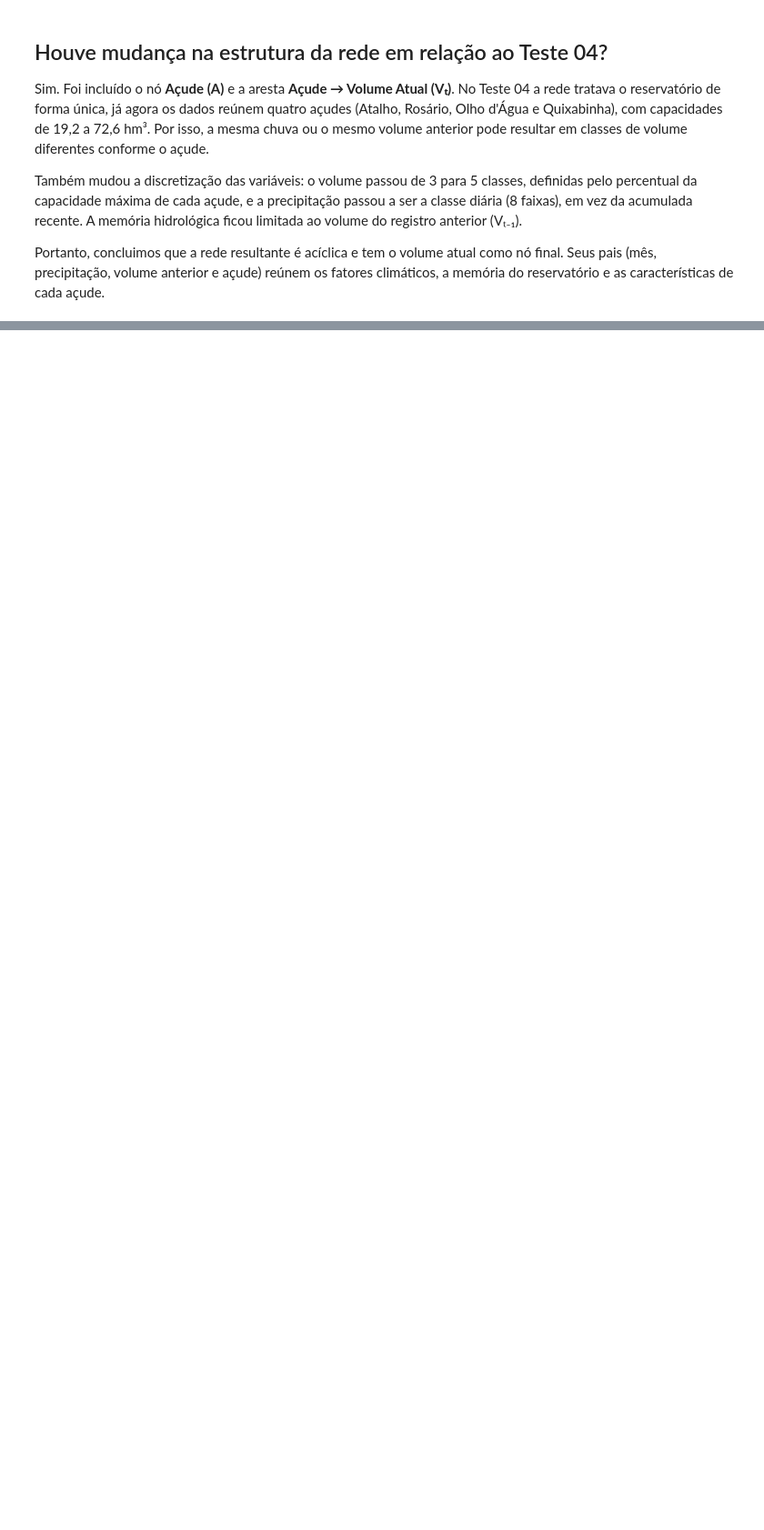
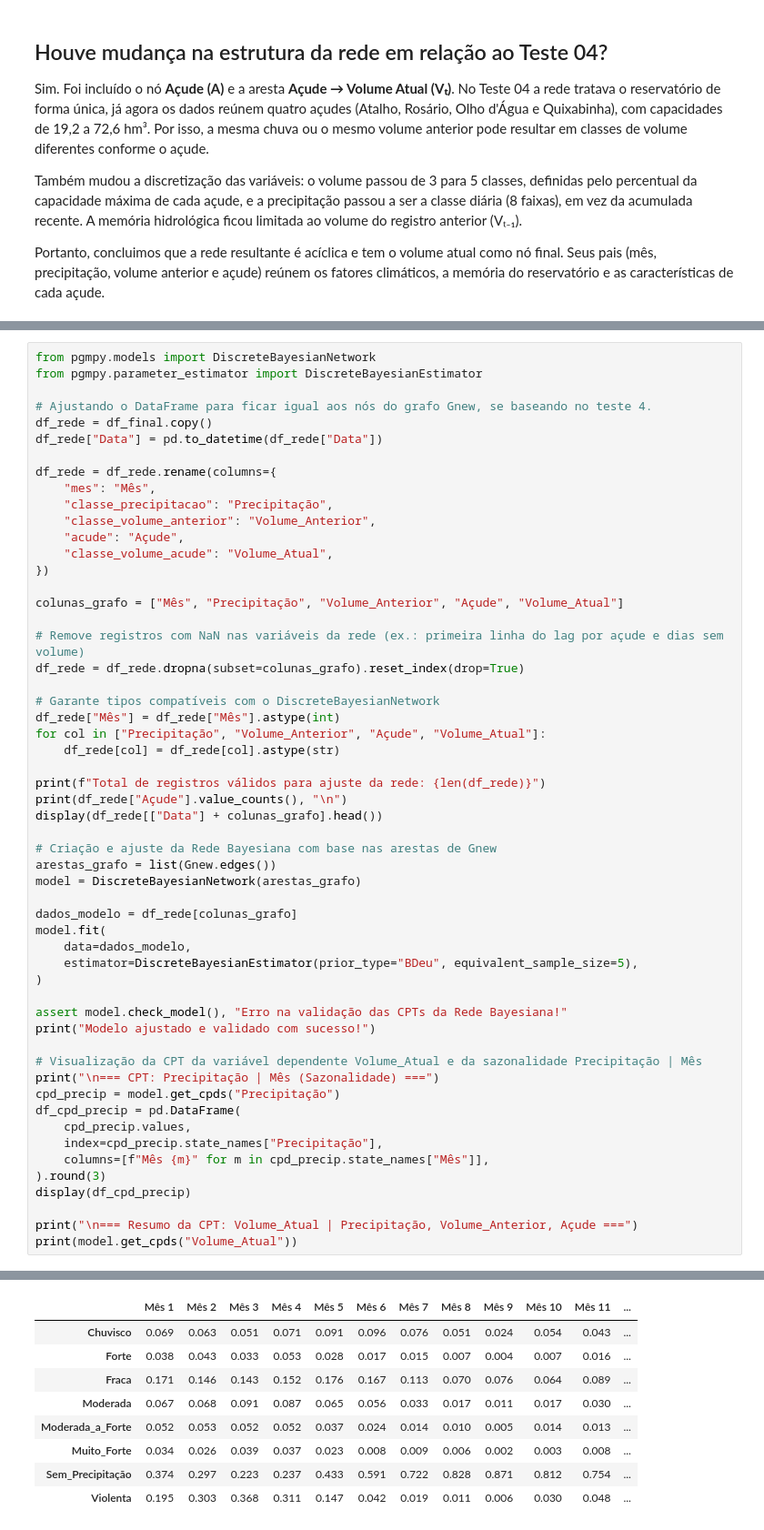
Before and after one commit to printfSideaux/PRCP_RDA_ANALISIS, a Jupyter notebook: notebooks/TesteAssociacaoEntreVariaveis.ipynb, the cells around one changed output, grey strips where cells are left out. Shown at 91% size. Cells and saved outputs as stored; diff of their text form; blank space fills up the shorter version.

```diff
--- a/notebooks/TesteAssociacaoEntreVariaveis.ipynb
+++ b/notebooks/TesteAssociacaoEntreVariaveis.ipynb
@@ -557,0 +548,56 @@ reservatório e as características de cada açude.
+# %%
+from pgmpy.models import DiscreteBayesianNetwork
+from pgmpy.parameter_estimator import DiscreteBayesianEstimator
+
+# Ajustando o DataFrame para ficar igual aos nós do grafo Gnew, se baseando no teste 4.
+df_rede = df_final.copy()
+df_rede["Data"] = pd.to_datetime(df_rede["Data"])
+
+df_rede = df_rede.rename(columns={
+    "mes": "Mês",
+    "classe_precipitacao": "Precipitação",
+    "classe_volume_anterior": "Volume_Anterior",
+    "acude": "Açude",
+    "classe_volume_acude": "Volume_Atual",
+})
+
+colunas_grafo = ["Mês", "Precipitação", "Volume_Anterior", "Açude", "Volume_Atual"]
+
+# Remove registros com NaN nas variáveis da rede (ex.: primeira linha do lag por açude e dias sem volume)
+df_rede = df_rede.dropna(subset=colunas_grafo).reset_index(drop=True)
+
+# Garante tipos compatíveis com o DiscreteBayesianNetwork
+df_rede["Mês"] = df_rede["Mês"].astype(int)
+for col in ["Precipitação", "Volume_Anterior", "Açude", "Volume_Atual"]:
+    df_rede[col] = df_rede[col].astype(str)
+
+print(f"Total de registros válidos para ajuste da rede: {len(df_rede)}")
+print(df_rede["Açude"].value_counts(), "\n")
+display(df_rede[["Data"] + colunas_grafo].head())
+
+# Criação e ajuste da Rede Bayesiana com base nas arestas de Gnew
+arestas_grafo = list(Gnew.edges())
+model = DiscreteBayesianNetwork(arestas_grafo)
+
+dados_modelo = df_rede[colunas_grafo]
+model.fit(
+    data=dados_modelo,
+    estimator=DiscreteBayesianEstimator(prior_type="BDeu", equivalent_sample_size=5),
+)
+
+assert model.check_model(), "Erro na validação das CPTs da Rede Bayesiana!"
+print("Modelo ajustado e validado com sucesso!")
+
+# Visualização da CPT da variável dependente Volume_Atual e da sazonalidade Precipitação | Mês
+print("\n=== CPT: Precipitação | Mês (Sazonalidade) ===")
+cpd_precip = model.get_cpds("Precipitação")
+df_cpd_precip = pd.DataFrame(
+    cpd_precip.values,
+    index=cpd_precip.state_names["Precipitação"],
+    columns=[f"Mês {m}" for m in cpd_precip.state_names["Mês"]],
+).round(3)
+display(df_cpd_precip)
+
+print("\n=== Resumo da CPT: Volume_Atual | Precipitação, Volume_Anterior, Açude ===")
+print(model.get_cpds("Volume_Atual"))
+# %% [output]
@@ -557,0 +618,9 @@ reservatório e as características de cada açude.
+|  | Mês 1 | Mês 2 | Mês 3 | Mês 4 | Mês 5 | Mês 6 | Mês 7 | Mês 8 | Mês 9 | Mês 10 | Mês 11 | ... |
+| Chuvisco | 0.069 | 0.063 | 0.051 | 0.071 | 0.091 | 0.096 | 0.076 | 0.051 | 0.024 | 0.054 | 0.043 | ... |
+| Forte | 0.038 | 0.043 | 0.033 | 0.053 | 0.028 | 0.017 | 0.015 | 0.007 | 0.004 | 0.007 | 0.016 | ... |
+| Fraca | 0.171 | 0.146 | 0.143 | 0.152 | 0.176 | 0.167 | 0.113 | 0.070 | 0.076 | 0.064 | 0.089 | ... |
+| Moderada | 0.067 | 0.068 | 0.091 | 0.087 | 0.065 | 0.056 | 0.033 | 0.017 | 0.011 | 0.017 | 0.030 | ... |
+| Moderada_a_Forte | 0.052 | 0.053 | 0.052 | 0.052 | 0.037 | 0.024 | 0.014 | 0.010 | 0.005 | 0.014 | 0.013 | ... |
+| Muito_Forte | 0.034 | 0.026 | 0.039 | 0.037 | 0.023 | 0.008 | 0.009 | 0.006 | 0.002 | 0.003 | 0.008 | ... |
+| Sem_Precipitação | 0.374 | 0.297 | 0.223 | 0.237 | 0.433 | 0.591 | 0.722 | 0.828 | 0.871 | 0.812 | 0.754 | ... |
+| Violenta | 0.195 | 0.303 | 0.368 | 0.311 | 0.147 | 0.042 | 0.019 | 0.011 | 0.006 | 0.030 | 0.048 | ... |
```
Also changed, not shown: parts of 7 cells of this notebook, 2 other files.
